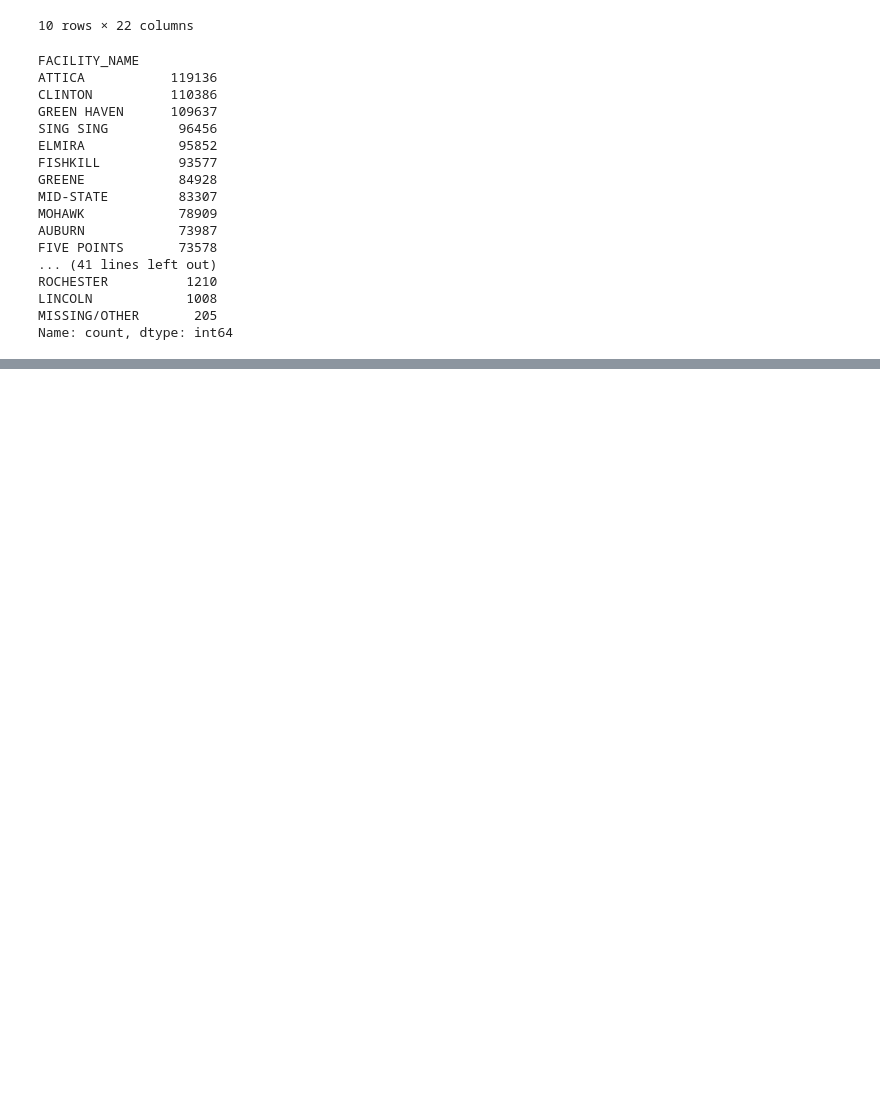
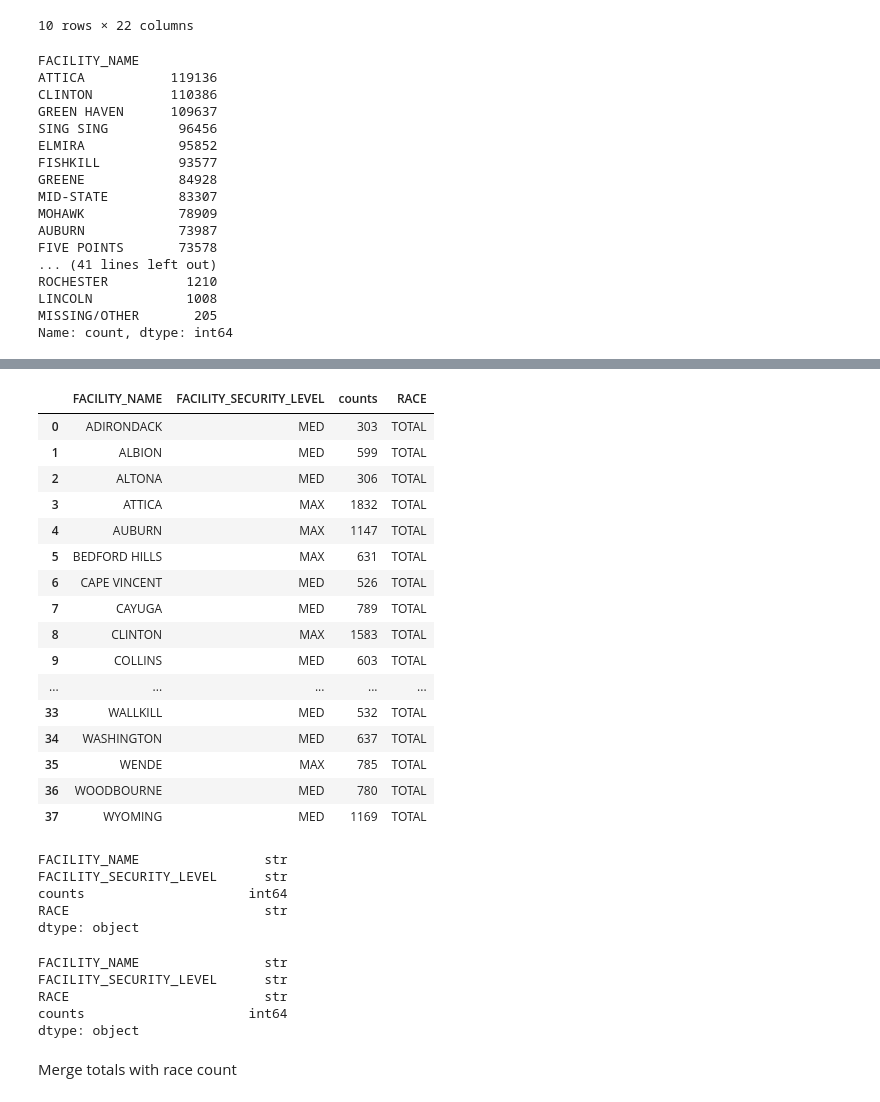
Before and after one commit to sahayssen/SM3_Assignment1, a Jupyter notebook: notebooks/Assignment1.ipynb, the cells around one changed output, grey strips where cells are left out. Saved outputs shown, nothing was run; the diff lists cells and outputs as text; code cells hidden in the pictures; blank space fills up the shorter version.

```diff
--- a/notebooks/Assignment1.ipynb
+++ b/notebooks/Assignment1.ipynb
@@ -125,0 +99,2 @@ missing_drs = data[(data['FACILITY_NAME']=='COLLINS')|(data['FACILITY_NAME']=='C
+# %%
+totals = data.groupby(['FACILITY_NAME', 'FACILITY_SECURITY_LEVEL'])['POPULATION_IN_CUSTODY'].sum().reset_index(name='counts')
@@ -125,0 +121,40 @@ missing_drs = data[(data['FACILITY_NAME']=='COLLINS')|(data['FACILITY_NAME']=='C
+# %%
+totals['RACE'] = 'TOTAL'
+# %%
+totals
+# %% [output]
+|  | FACILITY_NAME | FACILITY_SECURITY_LEVEL | counts | RACE |
+| 0 | ADIRONDACK | MED | 303 | TOTAL |
+| 1 | ALBION | MED | 599 | TOTAL |
+| 2 | ALTONA | MED | 306 | TOTAL |
+| 3 | ATTICA | MAX | 1832 | TOTAL |
+| 4 | AUBURN | MAX | 1147 | TOTAL |
+| 5 | BEDFORD HILLS | MAX | 631 | TOTAL |
+| 6 | CAPE VINCENT | MED | 526 | TOTAL |
+| 7 | CAYUGA | MED | 789 | TOTAL |
+| 8 | CLINTON | MAX | 1583 | TOTAL |
+| 9 | COLLINS | MED | 603 | TOTAL |
+| ... | ... | ... | ... | ... |
+| 33 | WALLKILL | MED | 532 | TOTAL |
+| 34 | WASHINGTON | MED | 637 | TOTAL |
+| 35 | WENDE | MAX | 785 | TOTAL |
+| 36 | WOODBOURNE | MED | 780 | TOTAL |
+| 37 | WYOMING | MED | 1169 | TOTAL |
+# %%
+totals.dtypes
+# %% [output]
+FACILITY_NAME                str
+FACILITY_SECURITY_LEVEL      str
+counts                     int64
+RACE                         str
+dtype: object
+# %%
+race_counts.dtypes
+# %% [output]
+FACILITY_NAME                str
+FACILITY_SECURITY_LEVEL      str
+RACE                         str
+counts                     int64
+dtype: object
+# %% [markdown]
+Merge totals with race count
```
Also changed, not shown: parts of 32 cells of this notebook.
